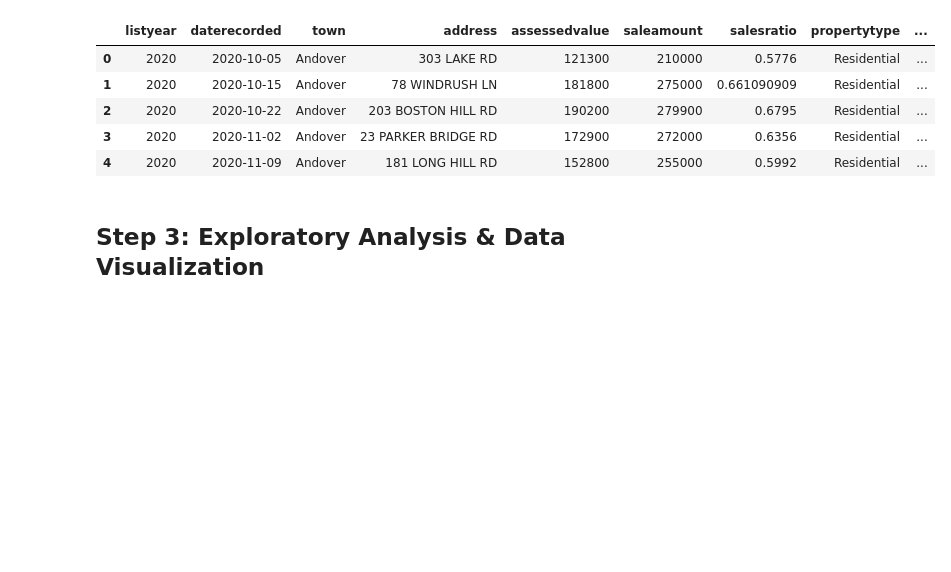
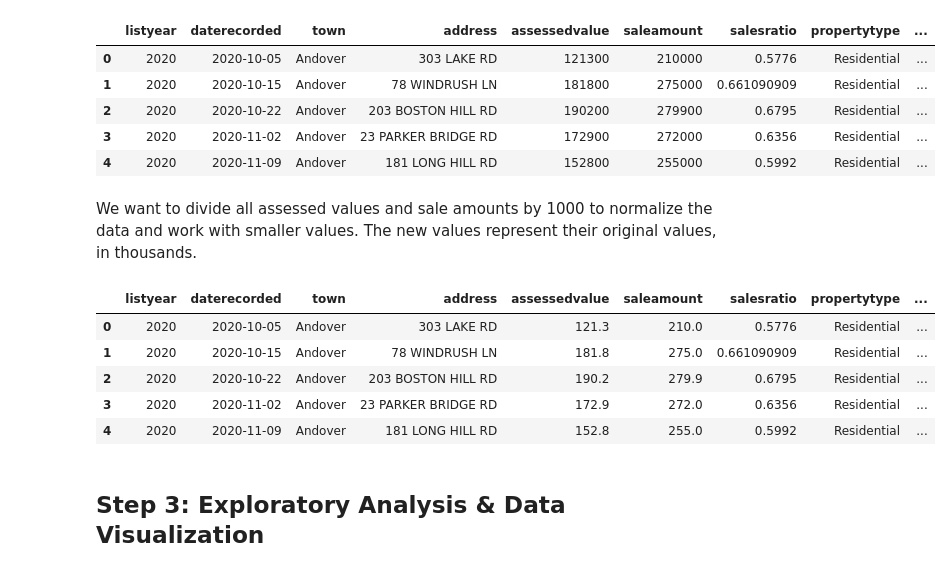
Before and after one commit to JenCodetc/JenCodetc.github.io, a Jupyter notebook: Final Tutorial ~ Real Estate Sales-checkpoint.ipynb, the cells around one changed output. Cells and saved outputs as stored; diff of their text form; code cells hidden in the pictures; blank space fills up the shorter version.

```diff
--- a/Final Tutorial ~ Real Estate Sales-checkpoint.ipynb
+++ b/Final Tutorial ~ Real Estate Sales-checkpoint.ipynb
@@ -80,6 +80,19 @@ df.head()
 | 2 | 2020 | 2020-10-22 | Andover | 203 BOSTON HILL RD | 190200 | 279900 | 0.6795 | Residential | ... |
 | 3 | 2020 | 2020-11-02 | Andover | 23 PARKER BRIDGE RD | 172900 | 272000 | 0.6356 | Residential | ... |
 | 4 | 2020 | 2020-11-09 | Andover | 181 LONG HILL RD | 152800 | 255000 | 0.5992 | Residential | ... |
+# %% [markdown]
+We want to divide all assessed values and sale amounts by 1000 to normalize the data and work with smaller values. The new values represent their original values, in thousands.
+# %%
+df['assessedvalue'] = df['assessedvalue'].astype(float)/1000
+df['saleamount'] = df['saleamount'].astype(float)/1000
+df.head()
+# %% [output]
+|  | listyear | daterecorded | town | address | assessedvalue | saleamount | salesratio | propertytype | ... |
+| 0 | 2020 | 2020-10-05 | Andover | 303 LAKE RD | 121.3 | 210.0 | 0.5776 | Residential | ... |
+| 1 | 2020 | 2020-10-15 | Andover | 78 WINDRUSH LN | 181.8 | 275.0 | 0.661090909 | Residential | ... |
+| 2 | 2020 | 2020-10-22 | Andover | 203 BOSTON HILL RD | 190.2 | 279.9 | 0.6795 | Residential | ... |
+| 3 | 2020 | 2020-11-02 | Andover | 23 PARKER BRIDGE RD | 172.9 | 272.0 | 0.6356 | Residential | ... |
+| 4 | 2020 | 2020-11-09 | Andover | 181 LONG HILL RD | 152.8 | 255.0 | 0.5992 | Residential | ... |
 # %% [markdown]
 ## Step 3: Exploratory Analysis & Data Visualization
 # %%
```
Also changed, not shown: parts of 1 cell of this notebook, 1 other file.
